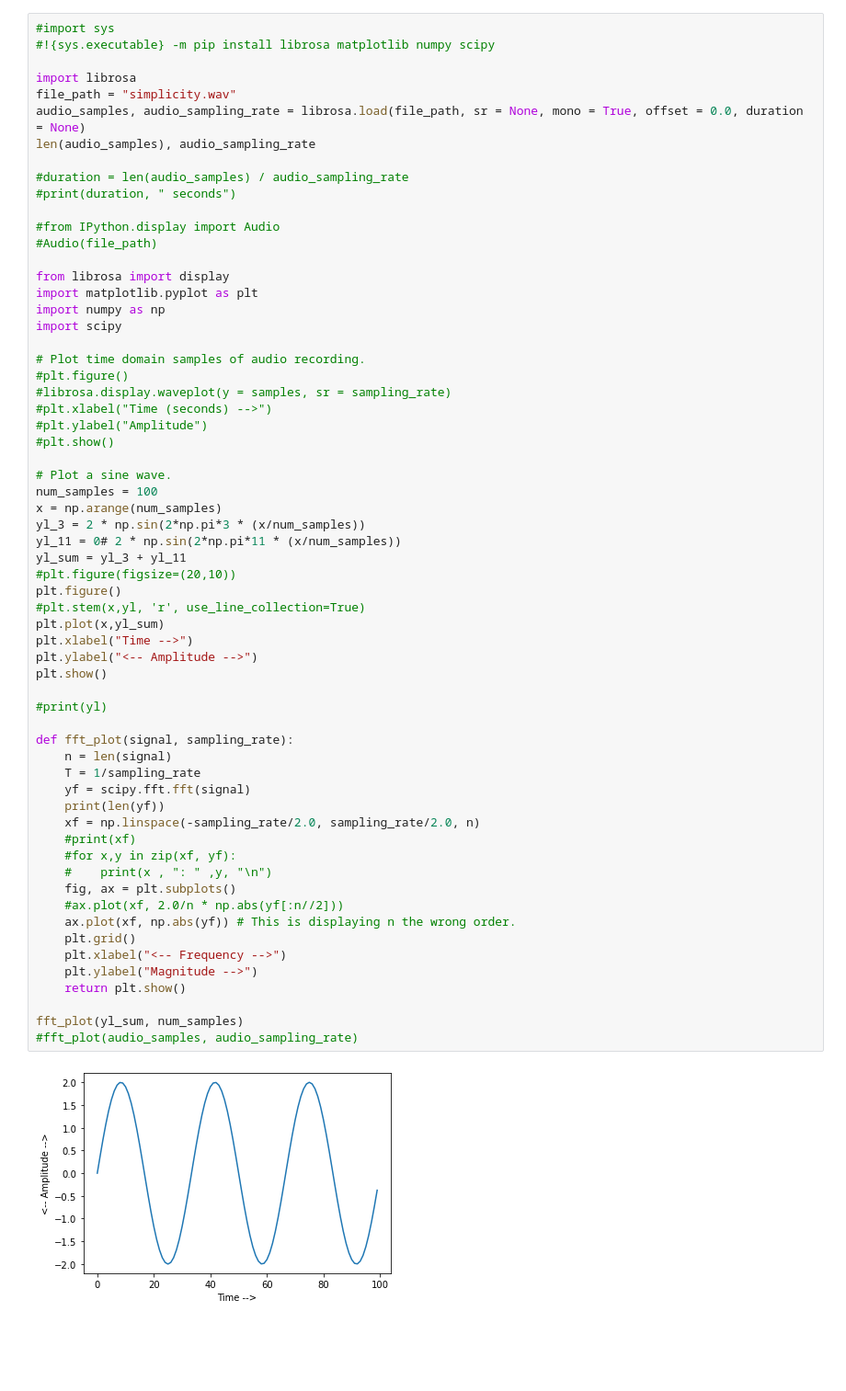
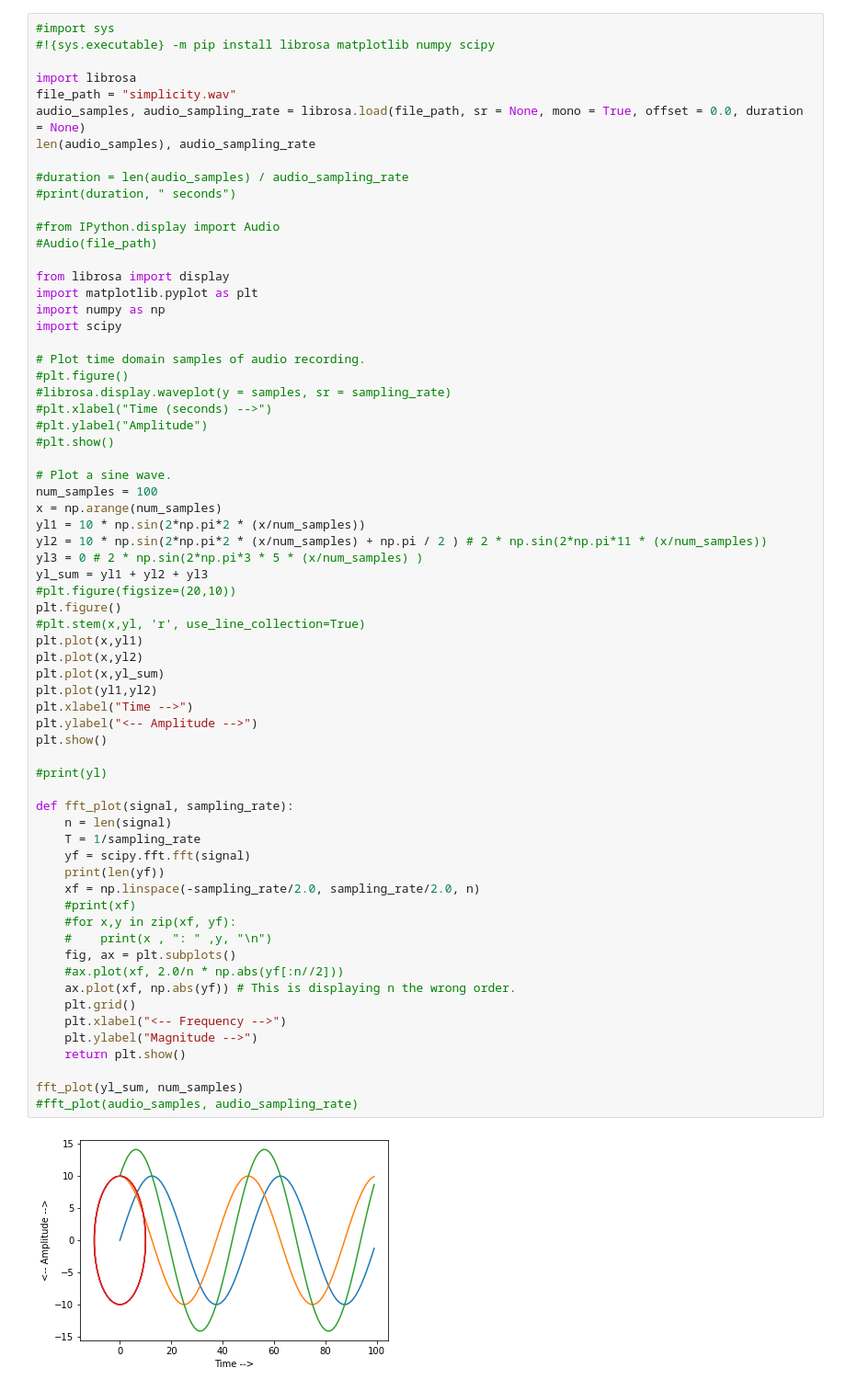
Before and after one commit to sipsorcery/prototypes, a Jupyter notebook: AudioScope/audio_visualise.ipynb, the cells around one changed output. Shown: that part at 92% size. Saved outputs shown, nothing was run; the diff lists cells and outputs as text; blank space fills up the shorter version.

Commit message:
Rust and C# results still same but graphs different.

```diff
--- a/AudioScope/audio_visualise.ipynb
+++ b/AudioScope/audio_visualise.ipynb
@@ -28,38 +28,42 @@ import scipy
 # Plot a sine wave.
 num_samples = 100
 x = np.arange(num_samples)
-yl_3 = 2 * np.sin(2*np.pi*3 * (x/num_samples))
-yl_11 = 0# 2 * np.sin(2*np.pi*11 * (x/num_samples))
-yl_sum = yl_3 + yl_11
+yl1 = 10 * np.sin(2*np.pi*2 * (x/num_samples))
+yl2 = 10 * np.sin(2*np.pi*2 * (x/num_samples) + np.pi / 2 ) # 2 * np.sin(2*np.pi*11 * (x/num_samples))
+yl3 = 0 # 2 * np.sin(2*np.pi*3 * 5 * (x/num_samples) )
+yl_sum = yl1 + yl2 + yl3
 #plt.figure(figsize=(20,10))
 plt.figure()
 #plt.stem(x,yl, 'r', use_line_collection=True)
+plt.plot(x,yl1)
+plt.plot(x,yl2)
 plt.plot(x,yl_sum)
+plt.plot(yl1,yl2)
 plt.xlabel("Time -->")
 plt.ylabel("<-- Amplitude -->")
 plt.show()
 
 #print(yl)
 
 def fft_plot(signal, sampling_rate):
     n = len(signal)
     T = 1/sampling_rate
     yf = scipy.fft.fft(signal)
     print(len(yf))
     xf = np.linspace(-sampling_rate/2.0, sampling_rate/2.0, n)
     #print(xf)
     #for x,y in zip(xf, yf):
     #    print(x , ": " ,y, "\n")
     fig, ax = plt.subplots()
     #ax.plot(xf, 2.0/n * np.abs(yf[:n//2]))
     ax.plot(xf, np.abs(yf)) # This is displaying n the wrong order.
     plt.grid()
     plt.xlabel("<-- Frequency -->")
     plt.ylabel("Magnitude -->")
     return plt.show()
 
 fft_plot(yl_sum, num_samples)
 #fft_plot(audio_samples, audio_sampling_rate)
 # %% [output]
-[figure, old version]
+[figure, new version]
 100
```
Also changed, not shown: parts of 1 cell of this notebook, 11 other files.
